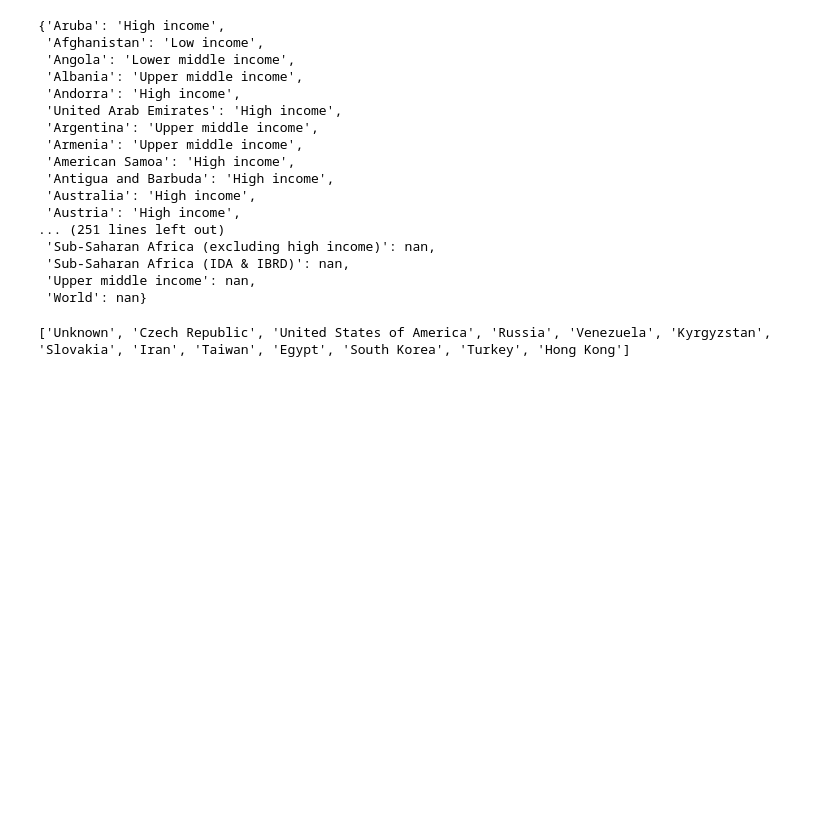
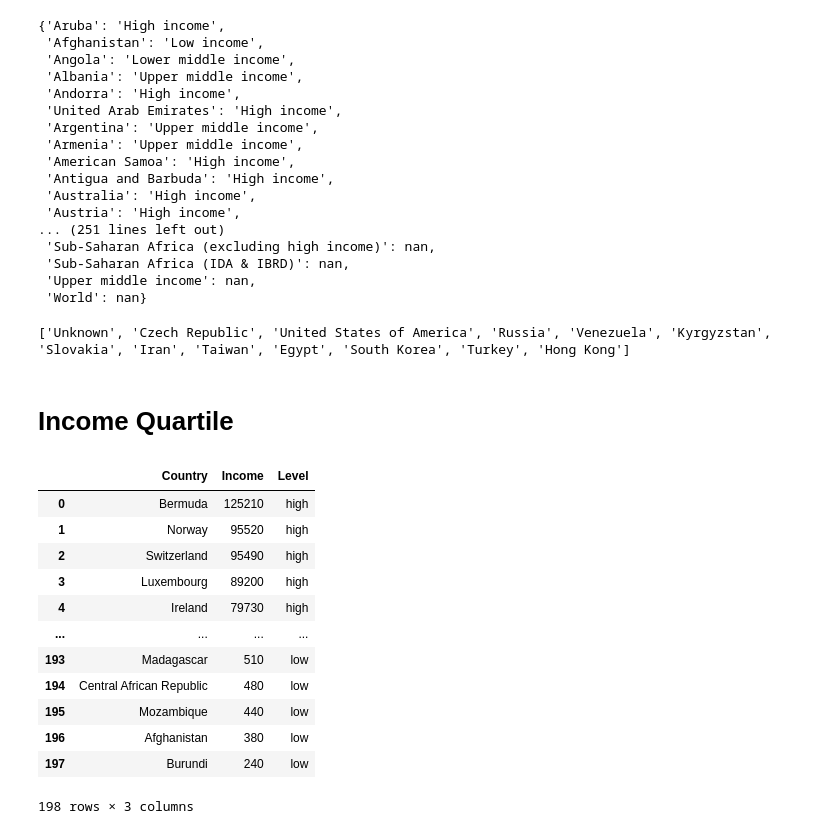
Before and after one commit to mehardsingh/LLMValueAlignment, a Jupyter notebook: src/analysis/country_groupings.ipynb, the cells around one changed output. Drawn from its saved outputs; the diff is of its cells as text; code cells hidden in the pictures; blank space fills up the shorter version.

```diff
--- a/src/analysis/country_groupings.ipynb
+++ b/src/analysis/country_groupings.ipynb
@@ -68,3 +68,23 @@ with open("country2income.json", mode="w") as f:
 print(missing)
 # %% [output]
 ['Unknown', 'Czech Republic', 'United States of America', 'Russia', 'Venezuela', 'Kyrgyzstan', 'Slovakia', 'Iran', 'Taiwan', 'Egypt', 'South Korea', 'Turkey', 'Hong Kong']
+# %% [markdown]
+# Income Quartile
+# %%
+df = pd.read_excel(r"income_levels.xlsx", engine='openpyxl')
+df = df[df["Income"] != "-"]
+df
+# %% [output]
+|  | Country | Income | Level |
+| 0 | Bermuda | 125210 | high |
+| 1 | Norway | 95520 | high |
+| 2 | Switzerland | 95490 | high |
+| 3 | Luxembourg | 89200 | high |
+| 4 | Ireland | 79730 | high |
+| ... | ... | ... | ... |
+| 193 | Madagascar | 510 | low |
+| 194 | Central African Republic | 480 | low |
+| 195 | Mozambique | 440 | low |
+| 196 | Afghanistan | 380 | low |
+| 197 | Burundi | 240 | low |
+198 rows × 3 columns
```
Also changed, not shown: parts of 5 cells of this notebook, 53 other files.
